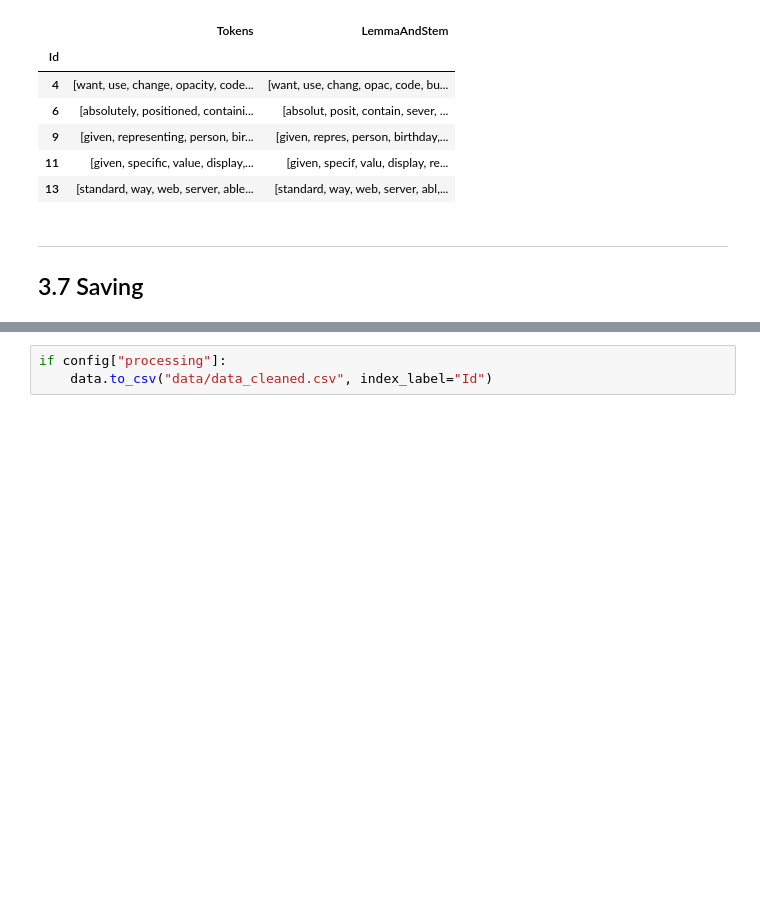
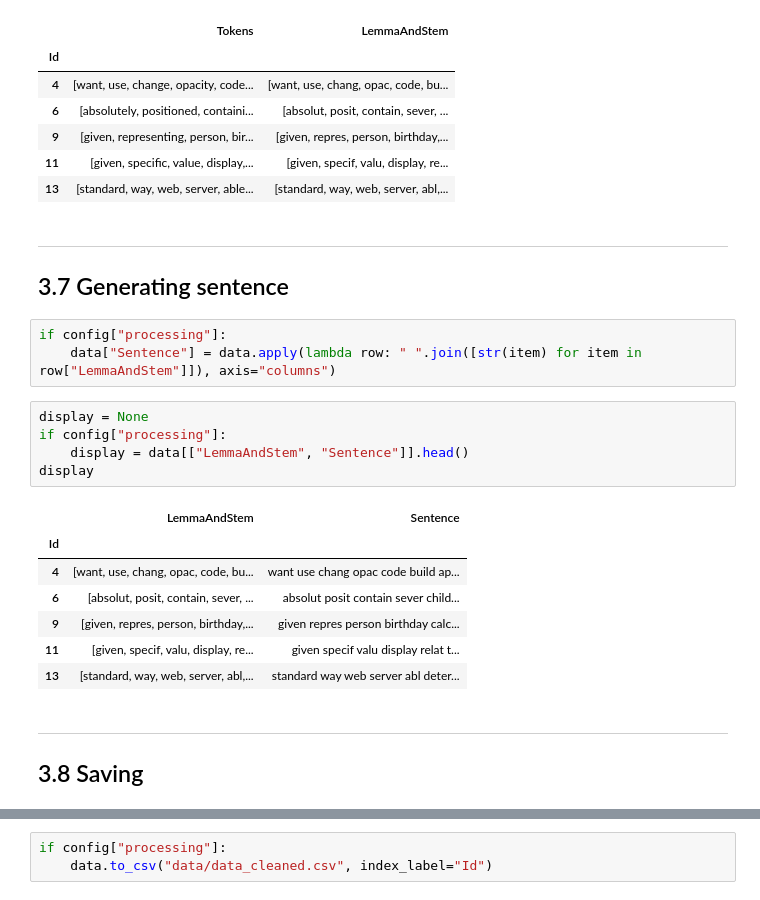
Before and after one commit to curiousmindflow/oc-ml-p5, a Jupyter notebook: preparation.ipynb, the cells around one changed output, grey strips where cells are left out. Cells and saved outputs as stored; diff of their text form; blank space fills up the shorter version.

```diff
--- a/preparation.ipynb
+++ b/preparation.ipynb
@@ -335,9 +335,28 @@ display
 | 9 | [given, representing, person, bir... | [given, repres, person, birthday,... |
 | 11 | [given, specific, value, display,... | [given, specif, valu, display, re... |
 | 13 | [standard, way, web, server, able... | [standard, way, web, server, abl,... |
+# %% [markdown]
+***
+## 3.7 Generating sentence
+# %%
+if config["processing"]:
+    data["Sentence"] = data.apply(lambda row: " ".join([str(item) for item in row["LemmaAndStem"]]), axis="columns")
+# %%
+display = None
+if config["processing"]:
+    display = data[["LemmaAndStem", "Sentence"]].head()
+display
+# %% [output]
+|  | LemmaAndStem | Sentence |
+| Id |  |  |
+| 4 | [want, use, chang, opac, code, bu... | want use chang opac code build ap... |
+| 6 | [absolut, posit, contain, sever, ... | absolut posit contain sever child... |
+| 9 | [given, repres, person, birthday,... | given repres person birthday calc... |
+| 11 | [given, specif, valu, display, re... | given specif valu display relat t... |
+| 13 | [standard, way, web, server, abl,... | standard way web server abl deter... |
 # %% [markdown]
 ***
-## 3.7 Saving
+## 3.8 Saving
 # %%
 display = None
 if config["processing"]:
```
Also changed, not shown: parts of 1 cell of this notebook, 1 other file.
